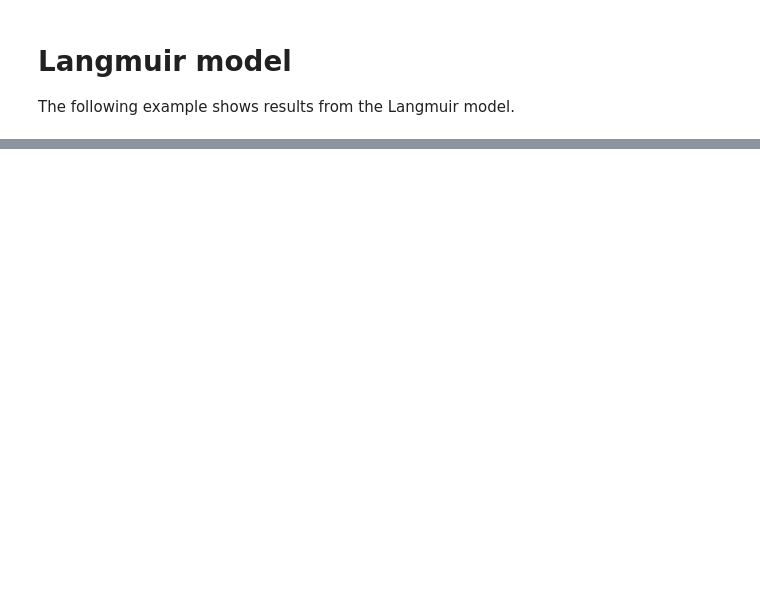
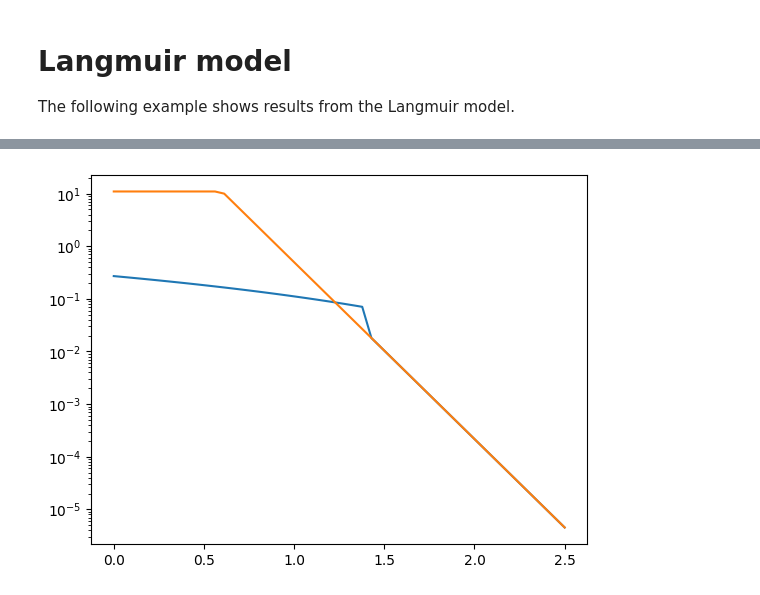
Before and after one commit to jrsmith3/tec, a Jupyter notebook: doc/examples.ipynb, the cells around one changed output, grey strips where cells are left out. Cells and saved outputs as stored; diff of their text form; code cells hidden in the pictures; blank space fills up the shorter version.

Commit message:
Update notebook with Langmuir example
I realize the output of the code is incorrect.

```diff
--- a/doc/examples.ipynb
+++ b/doc/examples.ipynb
@@ -79,5 +77,7 @@ AttributeError: 'Langmuir' object has no attribute 'copy'
 # %%
-plt.plot(collector_voltages, f39_output_current_densities, collector_voltages, f39_ideal_output_current_densities)
+plt.semilogy(collector_voltages, f39_output_current_densities, collector_voltages, f39_ideal_output_current_densities)
 plt.show()
+# %% [output]
+[figure, added]
 # %% [markdown]
 <img src="assets/fig_3.9.png" alt="Hatsopolous and Gyftopoulous vol 1, page 108, Fig. 3.9" style='height: 100%; width: 30%; object-fit: scale-down'>
```
Also changed, not shown: parts of 1 cell of this notebook.
